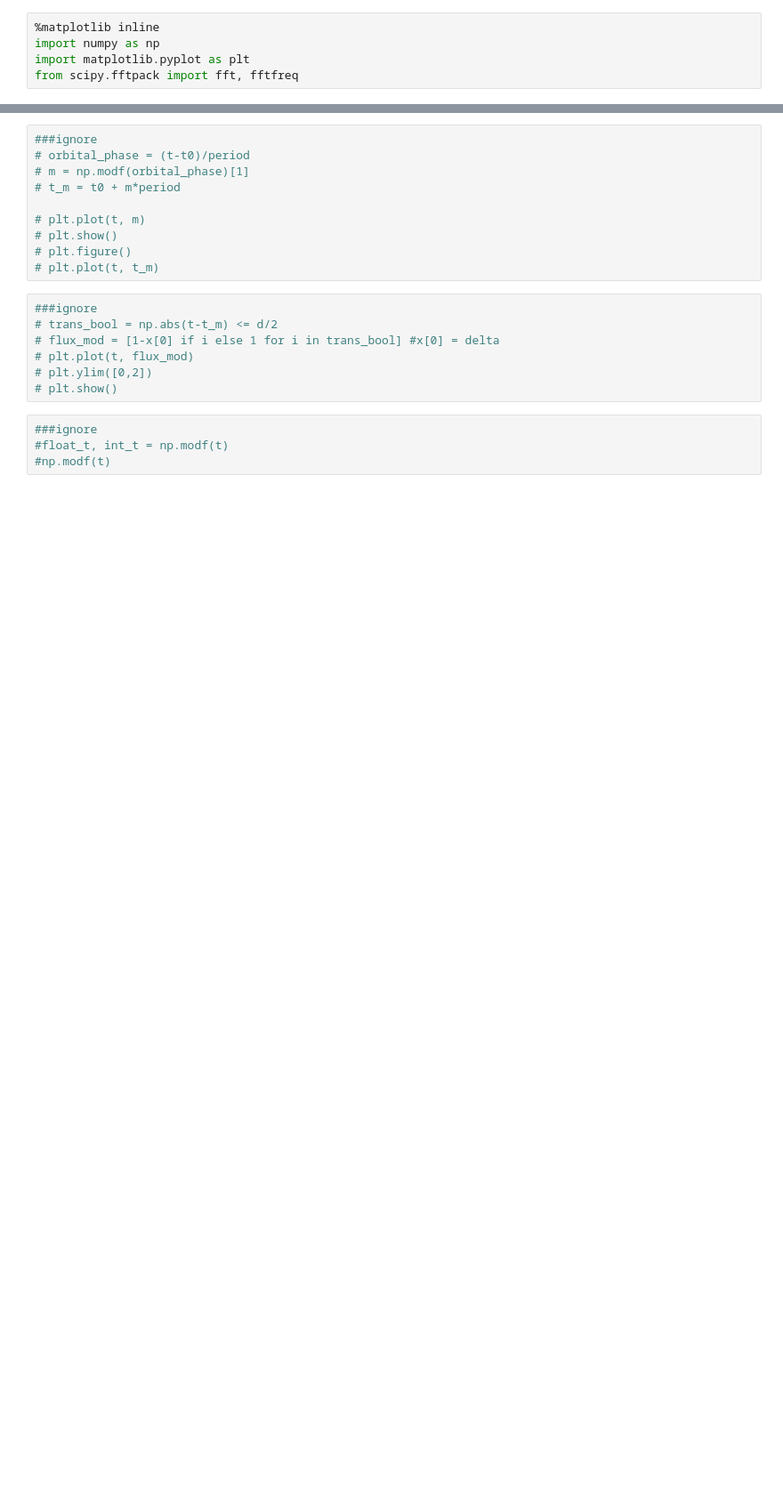
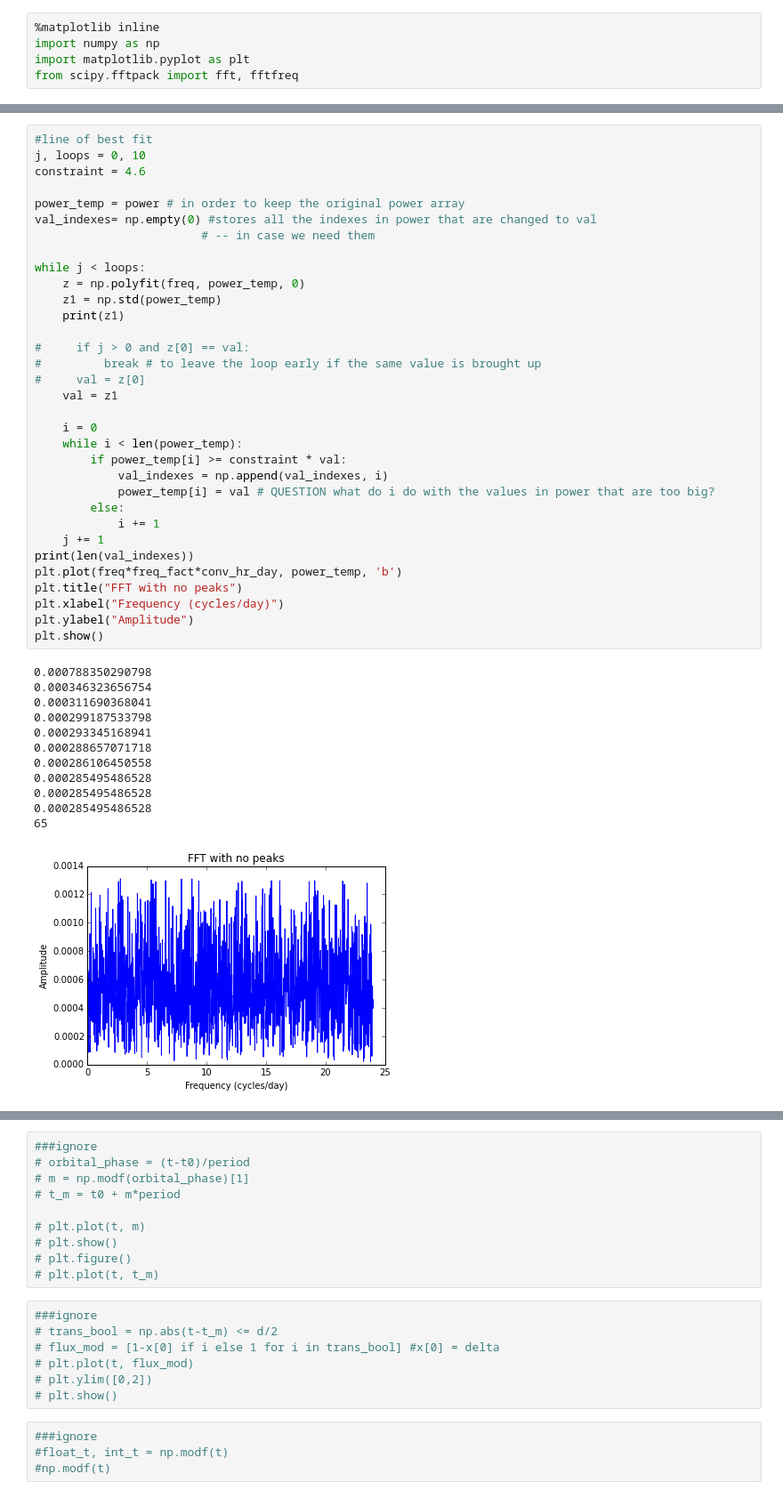
Before and after one commit to dianadianadiana/FFT, a Jupyter notebook: flux_function.ipynb, the cells around one changed output, grey strips where cells are left out. Shown: that part at 89% size. Cells and saved outputs as stored; diff of their text form; blank space fills up the shorter version.

```diff
--- a/flux_function.ipynb
+++ b/flux_function.ipynb
@@ -127,0 +178,46 @@ Expected frequency (cycles/day): 2.88461538462
+# %%
+#line of best fit
+j, loops = 0, 10
+constraint = 4.6
+
+power_temp = power # in order to keep the original power array
+val_indexes= np.empty(0) #stores all the indexes in power that are changed to val
+                        # -- in case we need them
+
+while j < loops:
+    z = np.polyfit(freq, power_temp, 0)
+    z1 = np.std(power_temp)
+    print(z1)
+
+#     if j > 0 and z[0] == val:
+#         break # to leave the loop early if the same value is brought up
+#     val = z[0]
+    val = z1
+
+    i = 0
+    while i < len(power_temp):
+        if power_temp[i] >= constraint * val:
+            val_indexes = np.append(val_indexes, i)
+            power_temp[i] = val # QUESTION what do i do with the values in power that are too big?
+        else:
+            i += 1
+    j += 1
+print(len(val_indexes))
+plt.plot(freq*freq_fact*conv_hr_day, power_temp, 'b')
+plt.title("FFT with no peaks")
+plt.xlabel("Frequency (cycles/day)")
+plt.ylabel("Amplitude")
+plt.show()
+# %% [output]
+0.000788350290798
+0.000346323656754
+0.000311690368041
+0.000299187533798
+0.000293345168941
+0.000288657071718
+0.000286106450558
+0.000285495486528
+0.000285495486528
+0.000285495486528
+65
+[figure, added]
```
Also changed, not shown: parts of 10 cells of this notebook.
